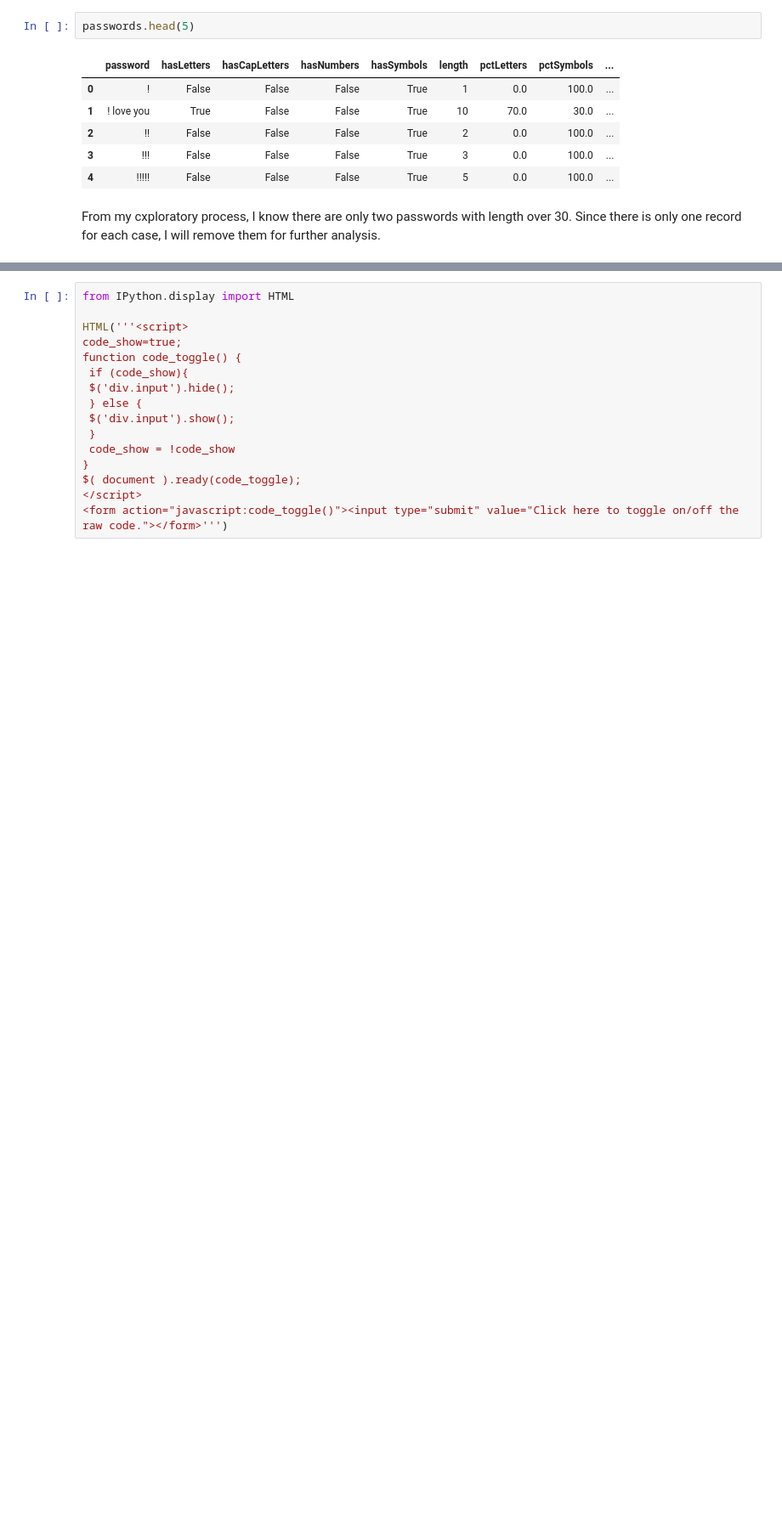
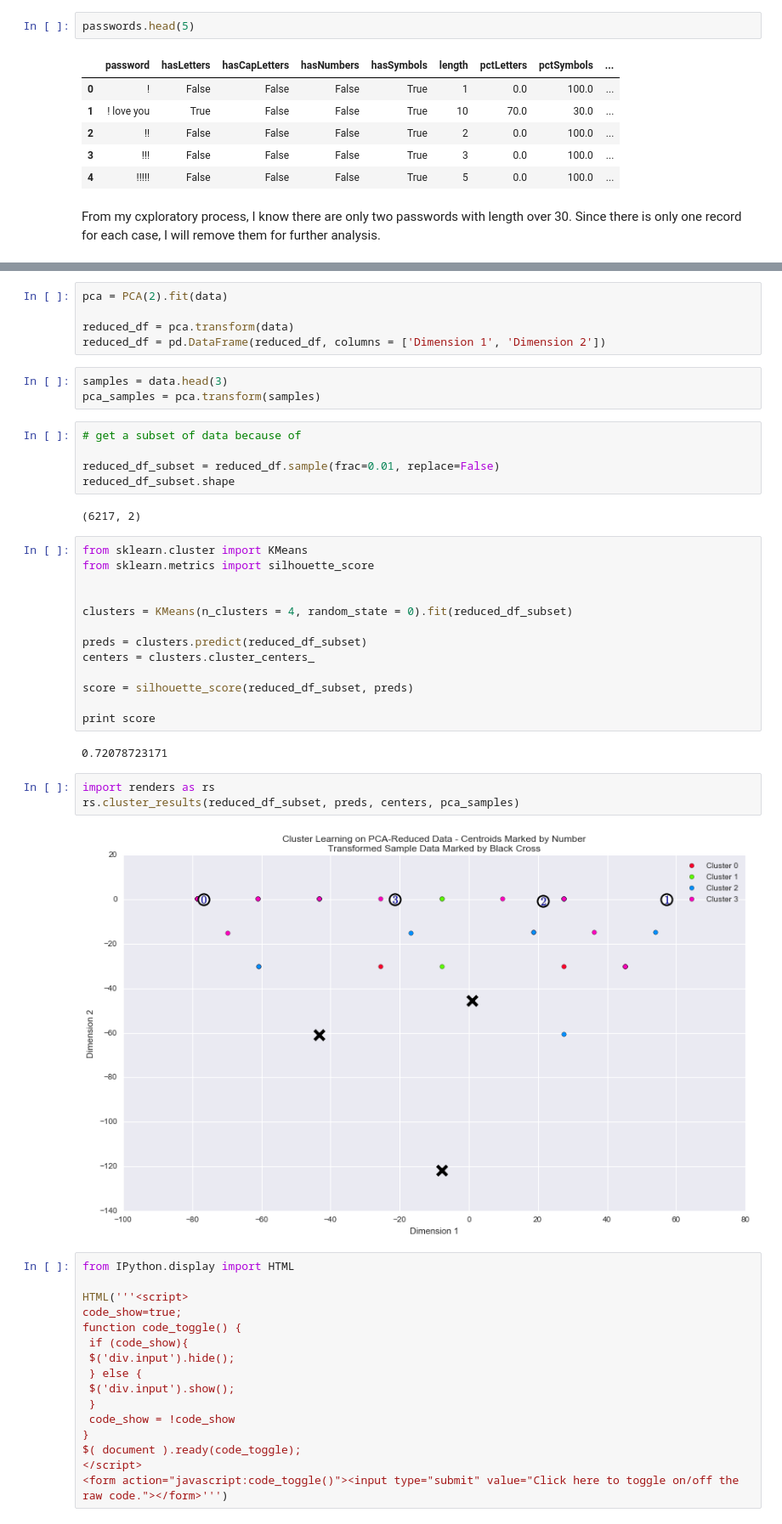
Before and after one commit to jhli973/Incubator, a Jupyter notebook: hijackedemail/Password and hijacked email.ipynb, the cells around one changed output, grey strips where cells are left out. Shown at 85% size. Saved outputs shown, nothing was run; the diff lists cells and outputs as text; blank space fills up the shorter version.

```diff
--- a/hijackedemail/Password and hijacked email.ipynb
+++ b/hijackedemail/Password and hijacked email.ipynb
@@ -399,3 +515,38 @@ plt.show()
+# %%
+pca = PCA(2).fit(data)
+
+reduced_df = pca.transform(data)
+reduced_df = pd.DataFrame(reduced_df, columns = ['Dimension 1', 'Dimension 2'])
+# %%
+samples = data.head(3)
+pca_samples = pca.transform(samples)
+# %%
+# get a subset of data because of
+
+reduced_df_subset = reduced_df.sample(frac=0.01, replace=False)
+reduced_df_subset.shape
+# %% [output]
+(6217, 2)
+# %%
+from sklearn.cluster import KMeans
+from sklearn.metrics import silhouette_score
+
+
+clusters = KMeans(n_clusters = 4, random_state = 0).fit(reduced_df_subset)
+
+preds = clusters.predict(reduced_df_subset)
+centers = clusters.cluster_centers_
+
+score = silhouette_score(reduced_df_subset, preds)
+
+print score
+# %% [output]
+0.72078723171
+# %%
+import renders as rs
+rs.cluster_results(reduced_df_subset, preds, centers, pca_samples)
+# %% [output]
+[figure, added]
 # %%
 from IPython.display import HTML
 
```
Also changed, not shown: parts of 23 cells of this notebook.
